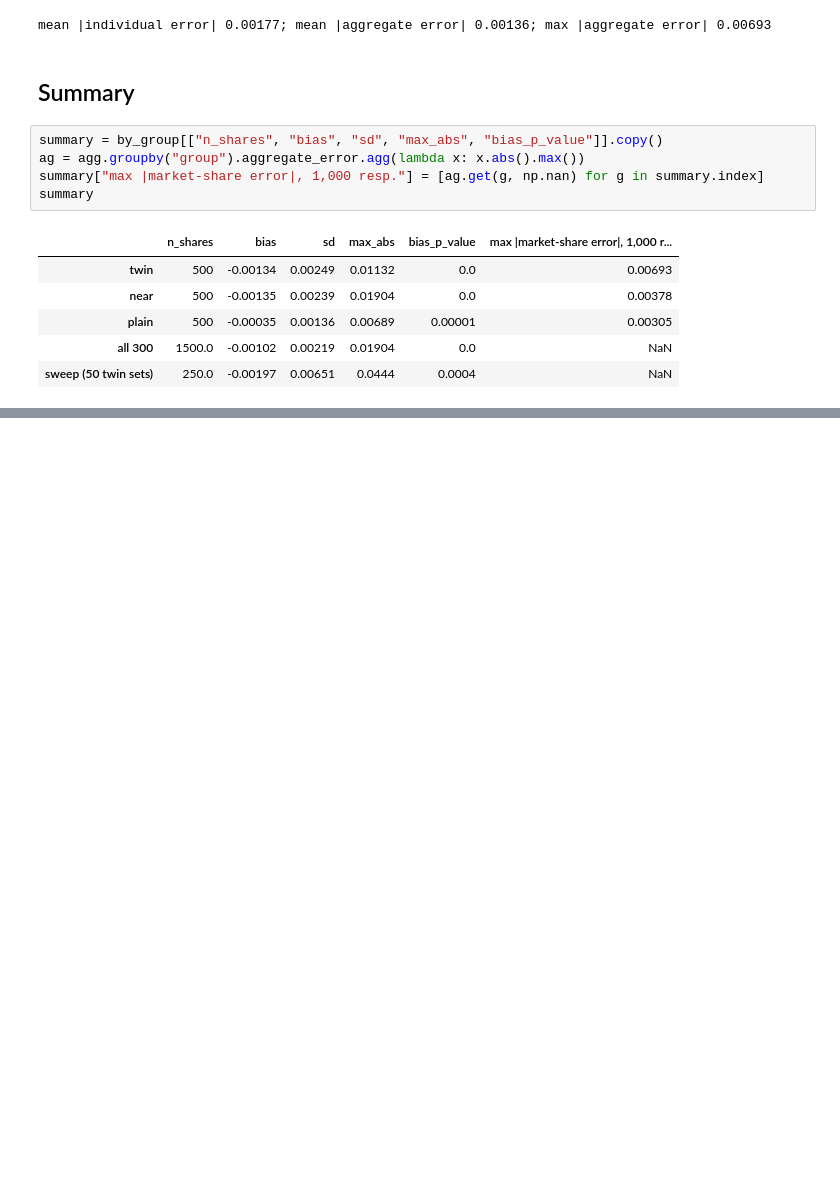
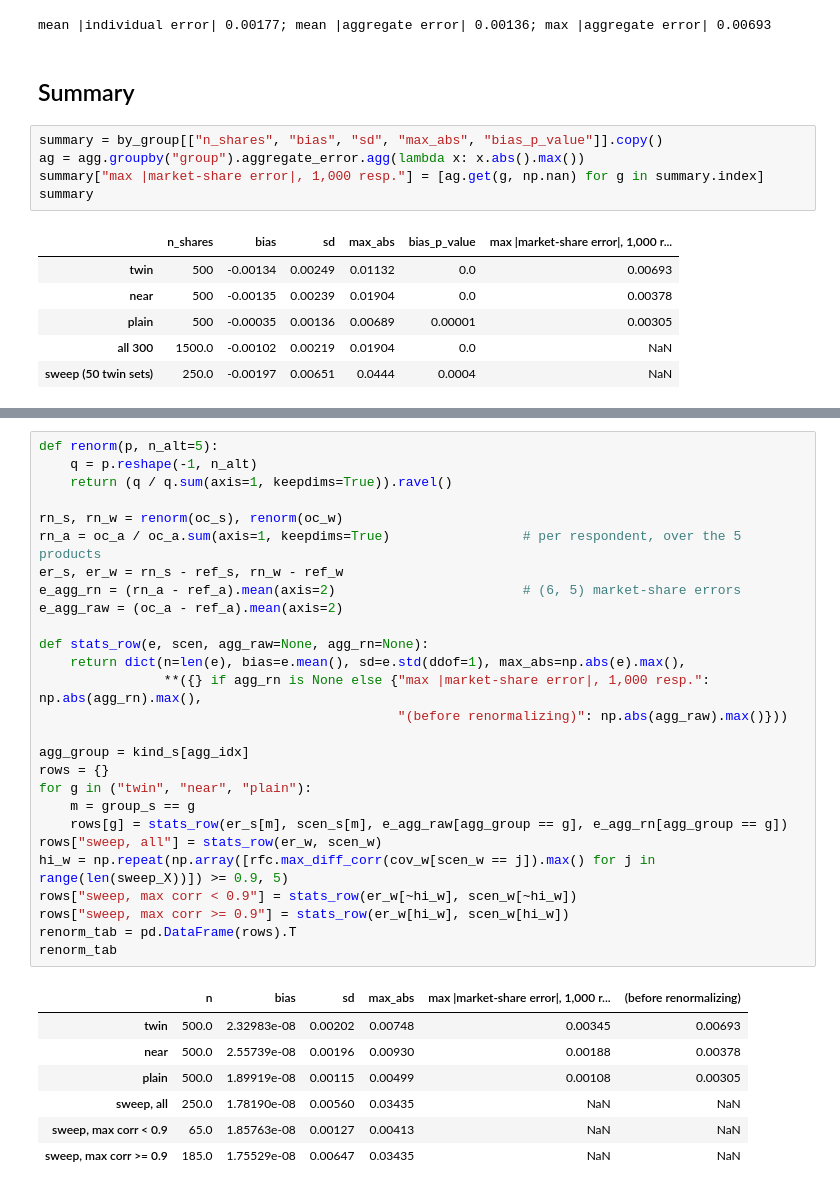
Before and after one commit to sign-of-fourier/quantecarlo, a Jupyter notebook: demos/rfc_vs_exact/orthant_accuracy.ipynb, the cells around one changed output, grey strips where cells are left out. Saved outputs shown, nothing was run; the diff lists cells and outputs as text; blank space fills up the shorter version.

```diff
--- a/demos/rfc_vs_exact/orthant_accuracy.ipynb
+++ b/demos/rfc_vs_exact/orthant_accuracy.ipynb
@@ -311,0 +334,35 @@ to sum to 1; it is untested here.
+# %%
+def renorm(p, n_alt=5):
+    q = p.reshape(-1, n_alt)
+    return (q / q.sum(axis=1, keepdims=True)).ravel()
+
+rn_s, rn_w = renorm(oc_s), renorm(oc_w)
+rn_a = oc_a / oc_a.sum(axis=1, keepdims=True)                 # per respondent, over the 5 products
+er_s, er_w = rn_s - ref_s, rn_w - ref_w
+e_agg_rn = (rn_a - ref_a).mean(axis=2)                        # (6, 5) market-share errors
+e_agg_raw = (oc_a - ref_a).mean(axis=2)
+
+def stats_row(e, scen, agg_raw=None, agg_rn=None):
+    return dict(n=len(e), bias=e.mean(), sd=e.std(ddof=1), max_abs=np.abs(e).max(),
+                **({} if agg_rn is None else {"max |market-share error|, 1,000 resp.": np.abs(agg_rn).max(),
+                                              "(before renormalizing)": np.abs(agg_raw).max()}))
+
+agg_group = kind_s[agg_idx]
+rows = {}
+for g in ("twin", "near", "plain"):
+    m = group_s == g
+    rows[g] = stats_row(er_s[m], scen_s[m], e_agg_raw[agg_group == g], e_agg_rn[agg_group == g])
+rows["sweep, all"] = stats_row(er_w, scen_w)
+hi_w = np.repeat(np.array([rfc.max_diff_corr(cov_w[scen_w == j]).max() for j in range(len(sweep_X))]) >= 0.9, 5)
+rows["sweep, max corr < 0.9"] = stats_row(er_w[~hi_w], scen_w[~hi_w])
+rows["sweep, max corr >= 0.9"] = stats_row(er_w[hi_w], scen_w[hi_w])
+renorm_tab = pd.DataFrame(rows).T
+renorm_tab
+# %% [output]
+|  | n | bias | sd | max_abs | max |market-share error|, 1,000 r... | (before renormalizing) |
+| twin | 500.0 | 2.32983e-08 | 0.00202 | 0.00748 | 0.00345 | 0.00693 |
+| near | 500.0 | 2.55739e-08 | 0.00196 | 0.00930 | 0.00188 | 0.00378 |
+| plain | 500.0 | 1.89919e-08 | 0.00115 | 0.00499 | 0.00108 | 0.00305 |
+| sweep, all | 250.0 | 1.78190e-08 | 0.00560 | 0.03435 | NaN | NaN |
+| sweep, max corr < 0.9 | 65.0 | 1.85763e-08 | 0.00127 | 0.00413 | NaN | NaN |
+| sweep, max corr >= 0.9 | 185.0 | 1.75529e-08 | 0.00647 | 0.03435 | NaN | NaN |
```
Also changed, not shown: parts of 4 cells of this notebook.
